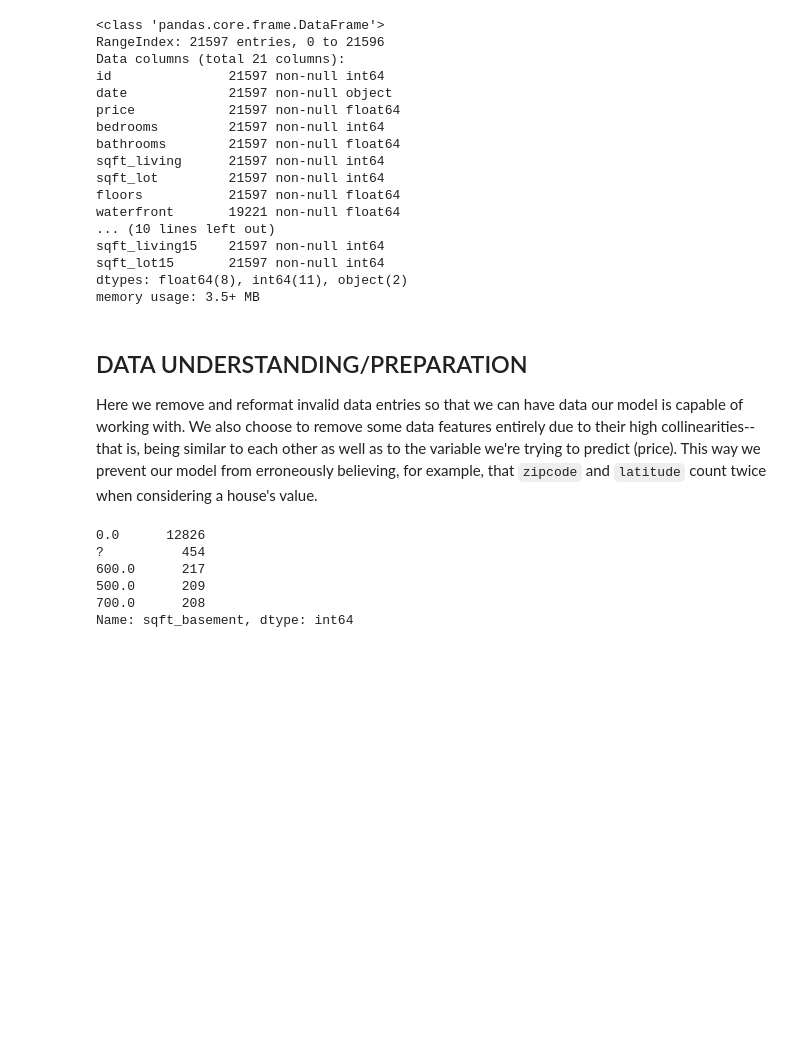
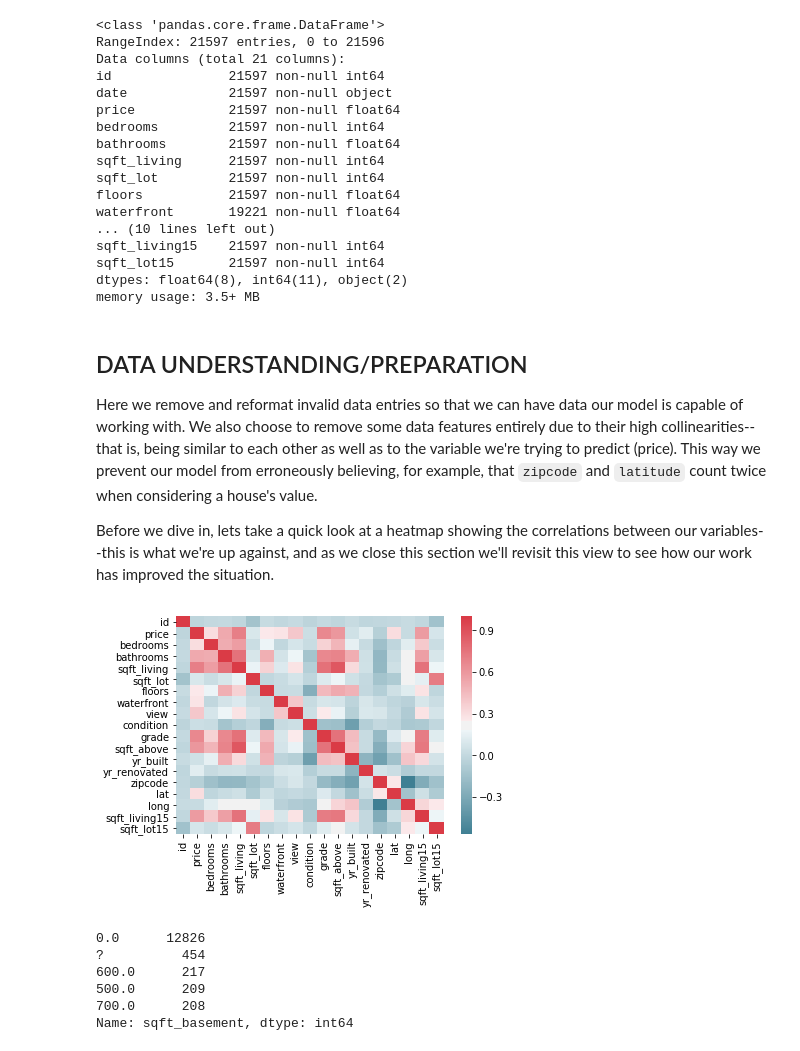
Before and after one commit to AlecMorgan/Housing-Price-Predictor, a Jupyter notebook: student.ipynb, the cells around one changed output. Saved outputs shown, nothing was run; the diff lists cells and outputs as text; code cells hidden in the pictures; blank space fills up the shorter version.

```diff
--- a/student.ipynb
+++ b/student.ipynb
@@ -67,6 +67,13 @@ memory usage: 3.5+ MB
 ## DATA UNDERSTANDING/PREPARATION
 
 Here we remove and reformat invalid data entries so that we can have data our model is capable of working with. We also choose to remove some data features entirely due to their high collinearities--that is, being similar to each other as well as to the variable we're trying to predict (price). This way we prevent our model from erroneously believing, for example, that `zipcode` and `latitude` count twice when considering a house's value.
+
+Before we dive in, lets take a quick look at a heatmap showing the correlations between our variables--this is what we're up against, and as we close this section we'll revisit this view to see how our work has improved the situation.
+# %%
+color_map = sns.diverging_palette(220, 10, as_cmap=True)
+_ = sns.heatmap(house_data.corr(), cmap=color_map)
+# %% [output]
+[figure, added]
 # %%
 house_data['sqft_basement'].value_counts().head()
 # %% [output]
```
Also changed, not shown: parts of 38 cells of this notebook, 2 other files.
